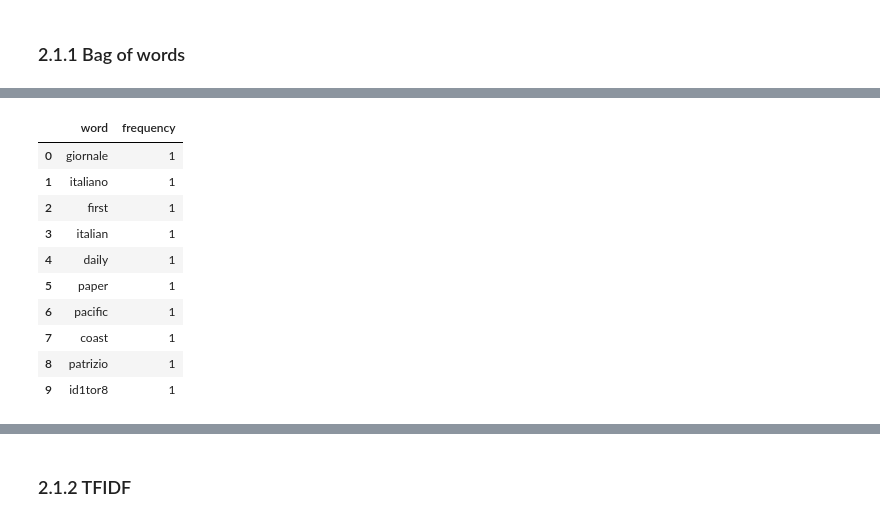
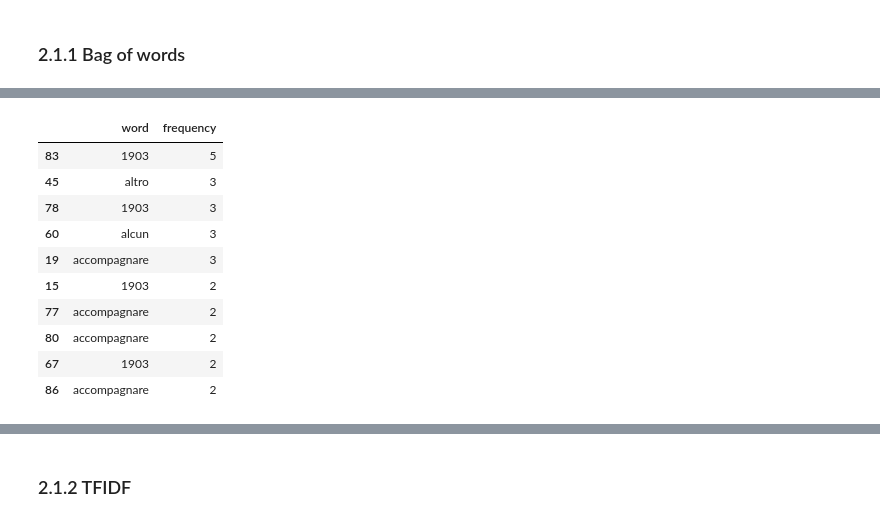
Before and after one commit to DHARPA-Project/TopicModelling-, a Jupyter notebook: topic_modelling_tfidf.ipynb, the cells around one changed output, grey strips where cells are left out. Drawn from its saved outputs; the diff is of its cells as text; code cells hidden in the pictures.

Commit message:
checked and modified the whole notebook to work on multiple documents added bow human friendly view

```diff
--- a/topic_modelling_tfidf.ipynb
+++ b/topic_modelling_tfidf.ipynb
@@ -130,7 +130,7 @@ from nltk.stem.snowball import SnowballStemmer
 stemmer = SnowballStemmer("italian")
 # %%
 # add column with stemmed tokens
-sources['tokens_stemmed'] = sources['tokens_prep'].apply(lambda x: [stemmer.stem(w) for w in x])
+sources['tokens_stemmed'] = sources['tokens_prep_nostop'].apply(lambda x: [stemmer.stem(w) for w in x])
 # %% [markdown]
 ## 1.4 Lemmatize
 # %%
@@ -170,7 +170,7 @@ def lemmatize(doc):
   return lemmatized_doc
 # %%
 # add column with lemmatized tokens
-sources['tokens_lemmatized'] = sources['tokens_prep'].apply(lambda x: lemmatize(x))
+sources['tokens_lemmatized'] = sources['tokens_prep_nostop'].apply(lambda x: lemmatize(x))
 # %%
 # variable with lemmatized tokens
 lemmatized_corpus = sources['tokens_lemmatized']
@@ -256,7 +237,7 @@ corpus = [id2word.doc2bow(text) for text in lemmatized_corpus]
 words = []
 frequency = []
 
-for cp in corpus[:10]:
+for cp in corpus:
   word_id = list(cp[0])[0]
   words.append(id2word[list(cp[0])[0]])
   frequency.append(list(cp[0])[1])
@@ -284,15 +252,16 @@ words_frequency[0:5]
 # %%
 # sort descending
-words_frequency.sort_values(by='frequency')
+words_frequency.sort_values(by=['frequency'], ascending=False)[:10]
+# I think it gives the frequency on a per document basis (further testing needed)
 # %% [output]
 |  | word | frequency |
-| 0 | giornale | 1 |
-| 1 | italiano | 1 |
-| 2 | first | 1 |
-| 3 | italian | 1 |
-| 4 | daily | 1 |
-| 5 | paper | 1 |
-| 6 | pacific | 1 |
-| 7 | coast | 1 |
-| 8 | patrizio | 1 |
-| 9 | id1tor8 | 1 |
+| 83 | 1903 | 5 |
+| 45 | altro | 3 |
+| 78 | 1903 | 3 |
+| 60 | alcun | 3 |
+| 19 | accompagnare | 3 |
+| 15 | 1903 | 2 |
+| 77 | accompagnare | 2 |
+| 80 | accompagnare | 2 |
+| 67 | 1903 | 2 |
+| 86 | accompagnare | 2 |
```
Also changed, not shown: parts of 41 cells of this notebook.
